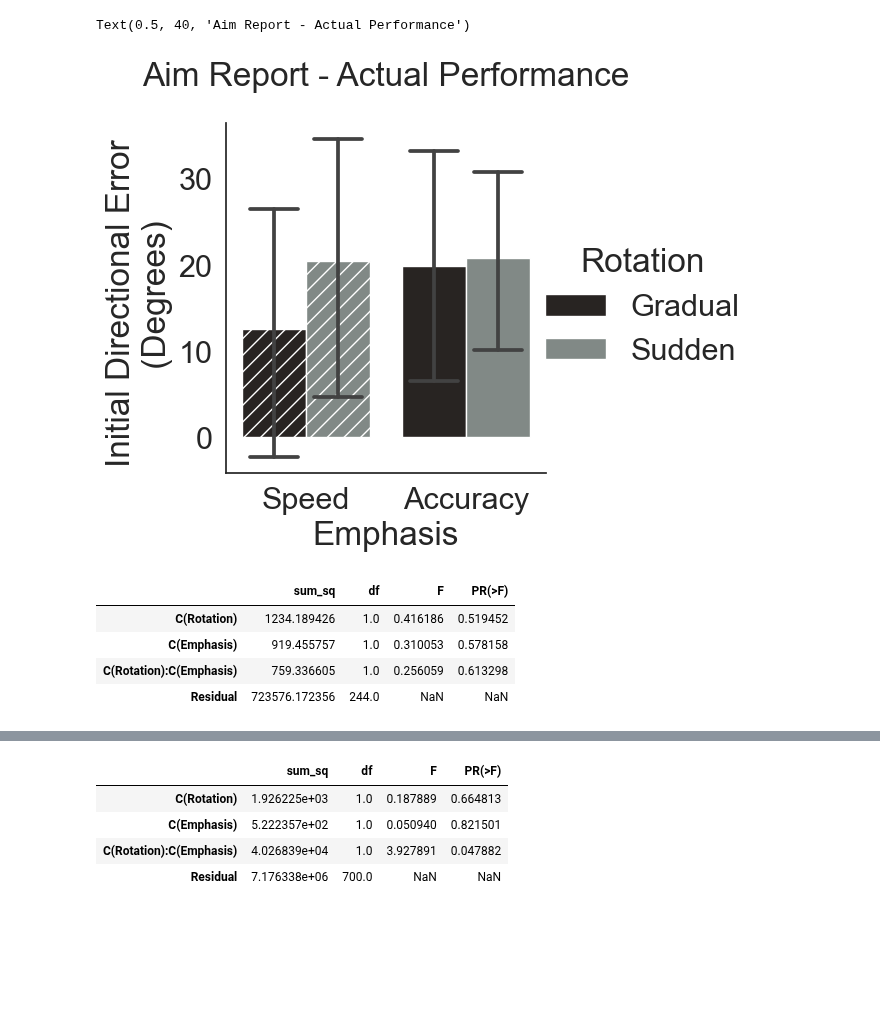
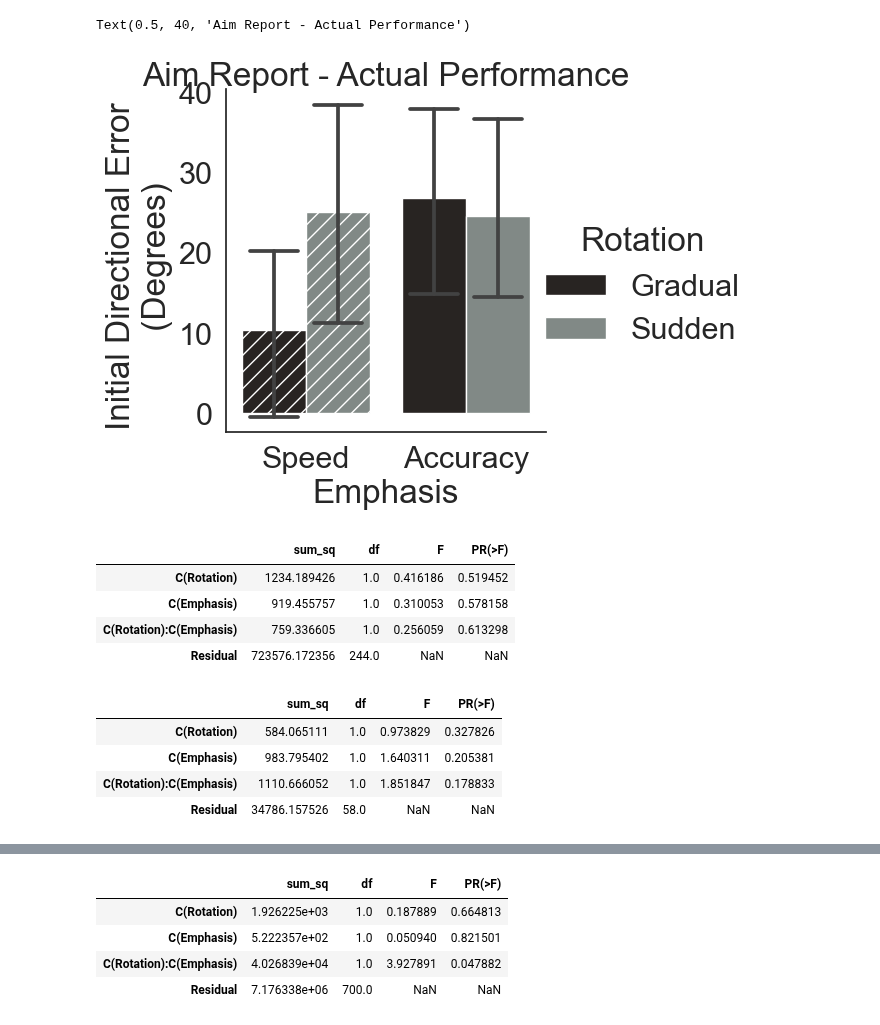
Before and after one commit to tejas-savalia/vma_behavioral, a Jupyter notebook: All experiments/feedback_aiming_unlearning/aim_analyses.ipynb, the cells around one changed output, grey strips where cells are left out. Saved outputs shown, nothing was run; the diff lists cells and outputs as text; code cells hidden in the pictures; blank space fills up the shorter version.

Commit message:
aim analyses figures plotted

```diff
--- a/All experiments/feedback_aiming_unlearning/aim_analyses.ipynb
+++ b/All experiments/feedback_aiming_unlearning/aim_analyses.ipynb
@@ -69,30 +70,32 @@ df_collective['difference'] = (df_collective['aim_report_degrees'] - df_collecti
 #Assigning sign to the difference.
 df_collective.loc[df_collective['difference'] > 180, 'difference'] = df_collective.loc[df_collective['difference'] > 180, 'difference'] - 360
 df_collective.loc[df_collective['difference'] < -180, 'difference'] = 360 + df_collective.loc[df_collective['difference'] < -180, 'difference']
+
+df_collective_participant = df_collective.groupby(['p_id', 'Rotation', 'Emphasis']).median().reset_index()
 # %%
 #Plotting
 sns.set_context('talk')
 sns.set(font_scale = 2)
 sns.set_style('white')
 colors = [ '#292421', '#808A87']
 sns.set_palette(sns.color_palette(colors))
 
 
 g = sns.catplot(y = 'difference', x = 'Emphasis', hue = 'Rotation',
             kind = 'bar', capsize = 0.3,
-            data=df_collective, hue_order=['Gradual', 'Sudden'], order = ['Speed', 'Accuracy'])
+            data=df_collective_participant, hue_order=['Gradual', 'Sudden'], order = ['Speed', 'Accuracy'])
 
 hatches = ['//', '', '//', '']
 for ax in g.axes.flat:
     patches = [patch for patch in ax.patches]
     for i, patch in enumerate(patches):
         patch.set_hatch(hatches[i])
 
 g.set(ylabel='Initial Directional Error \n (Degrees)')
 plt.text(0.5, 40, "Aim Report - Actual Performance", ha='center', va='bottom')
 # %% [output]
 Text(0.5, 40, 'Aim Report - Actual Performance')
-[figure, old version]
+[figure, new version]
 # %%
 #ANOVA
 model = ols(
@@ -104,6 +107,18 @@ sm.stats.anova_lm(model, typ=2)
 | C(Emphasis) | 919.455757 | 1.0 | 0.310053 | 0.578158 |
 | C(Rotation):C(Emphasis) | 759.336605 | 1.0 | 0.256059 | 0.613298 |
 | Residual | 723576.172356 | 244.0 | NaN | NaN |
+# %%
+df_collective_participant = df_collective.groupby(['p_id', 'Rotation', 'Emphasis']).median().reset_index()
+#ANOVA
+model = ols(
+    'difference ~ C(Rotation) * C(Emphasis)', data=df_collective_participant).fit()
+sm.stats.anova_lm(model, typ=2)
+# %% [output]
+|  | sum_sq | df | F | PR(>F) |
+| C(Rotation) | 584.065111 | 1.0 | 0.973829 | 0.327826 |
+| C(Emphasis) | 983.795402 | 1.0 | 1.640311 | 0.205381 |
+| C(Rotation):C(Emphasis) | 1110.666052 | 1.0 | 1.851847 | 0.178833 |
+| Residual | 34786.157526 | 58.0 | NaN | NaN |
 # %%
 #Computing swipe angle from aim data.
 swipe_angle = [comp_init_movement_dir(np.array([ast.literal_eval(df_aim['aim_swipe_mouse.x'][trial]), ast.literal_eval(df_aim['aim_swipe_mouse.y'][trial])]).T) for trial in range(len(df_aim))]
```
Also changed, not shown: parts of 5 cells of this notebook, 2 other files.
